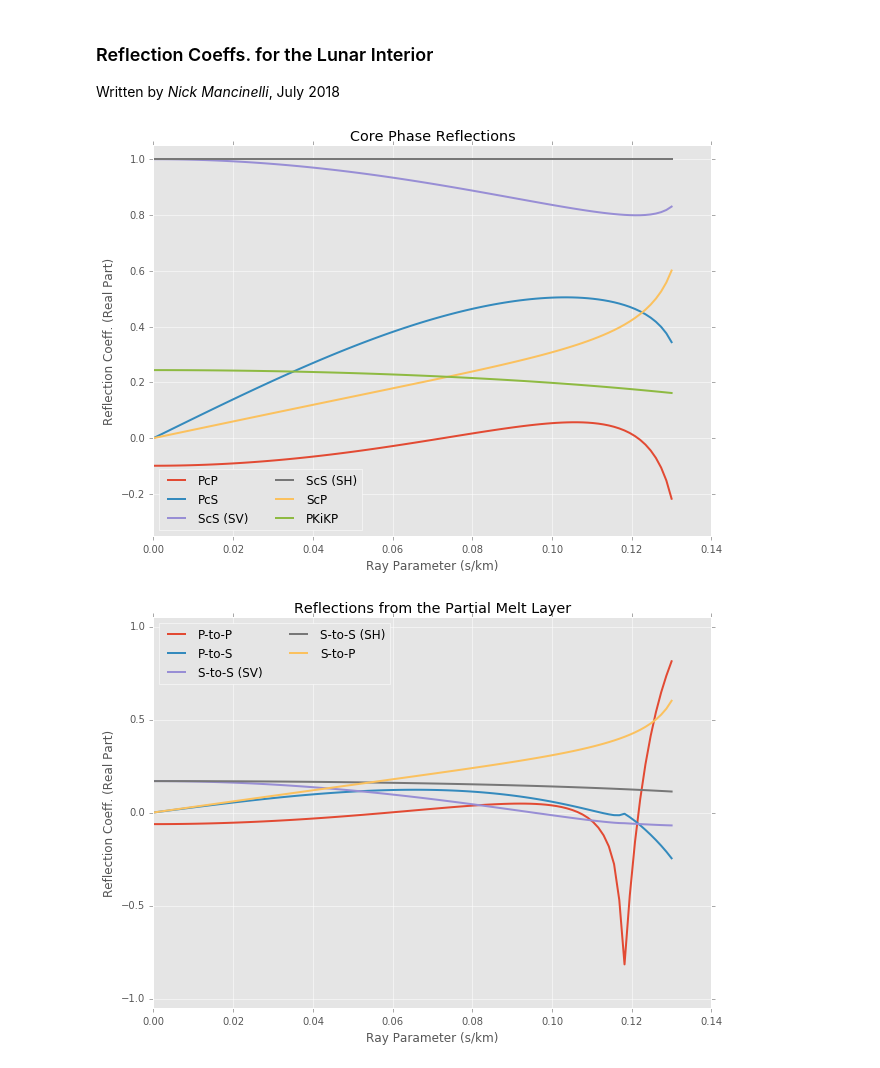
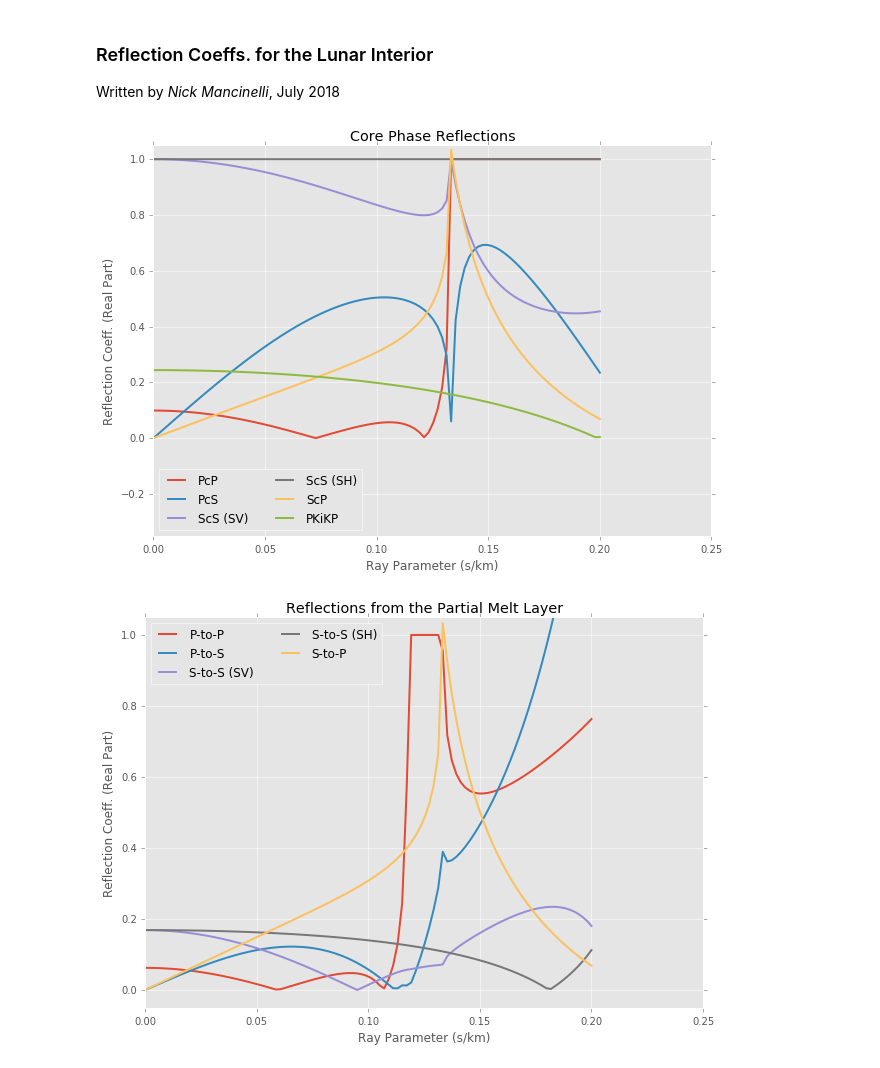
Before and after one commit to nmancinelli/moonbeam, a Jupyter notebook: Deep_Lunar_Reflections.ipynb, the cells around one changed output. Saved outputs shown, nothing was run; the diff lists cells and outputs as text; code cells hidden in the pictures.

```diff
--- a/Deep_Lunar_Reflections.ipynb
+++ b/Deep_Lunar_Reflections.ipynb
@@ -27,7 +27,7 @@ vs3 = 2.3
 den3= 8.0
 
 
-hslows = linspace(0.0001,0.13,100)
+hslows = linspace(0.0001,0.20,100)
 
 rpcp = []
 rscs = []
@@ -36,19 +36,21 @@ rpcs = []
 rpkikp = []
 rscs_sh = []
 
+from numpy import absolute
+
 for hslow in hslows:
     rt=rtcoef(vp1, vs1, den1, vp2, vs2, den2, hslow)
-    rpcp.append(rt[1].real)
-    rscs.append(rt[6].real)
-    rscp.append(rt[5].real)
-    rpcs.append(rt[2].real)
+    rpcp.append(absolute(rt[1]))
+    rscs.append(absolute(rt[6]))
+    rscp.append(absolute(rt[5]))
+    rpcs.append(absolute(rt[2]))
 
     tmp, _ = rtcoefSH(vs1,den1,vs2,den2,hslow)
-    rscs_sh.append(tmp)
+    rscs_sh.append(absolute(tmp))
 
 for hslow in hslows:
     rt=rtcoef(vp2, vs2, den2, vp3, vs3, den3, hslow)
-    rpkikp.append(rt[1].real)
+    rpkikp.append(absolute(rt[1]))
 
 rpcp_pml = []
 rscs_pml = []
@@ -56,15 +58,17 @@ rscs_pml_sh = []
 rscp_pml = []
 rpcs_pml = []
 
+
+
 for hslow in hslows:
     rt=rtcoef(vp0, vs0, den0, vp1, vs1, den1, hslow)
-    rpcp_pml.append(rt[1].real)
-    rscs_pml.append(rt[6].real)
-    rscp_pml.append(rt[5].real)
-    rpcs_pml.append(rt[2].real)
+    rpcp_pml.append(absolute(rt[1]))
+    rscs_pml.append(absolute(rt[6].real))
+    rscp_pml.append(absolute(rt[5].real))
+    rpcs_pml.append(absolute(rt[2].real))
 
     tmp, _ = rtcoefSH(vs0,den0,vs1,den1,hslow)
-    rscs_pml_sh.append(tmp)
+    rscs_pml_sh.append(absolute(tmp))
 # %%
 from matplotlib import pylab as plt
 
@@ -89,20 +93,20 @@ plt.xlabel('Ray Parameter (s/km)'), plt.ylabel('Reflection Coeff. (Real Part)')
 plt.ylim(-0.35,1.05)
 _ = plt.legend(loc='best',ncol=2)
 # %% [output]
-[figure, old version]
+[figure, new version]
 # %%
 plt.figure(1,(10,7))
 
 _ = plt.plot(hslows,rpcp_pml, label = 'P-to-P', lw = lw)
 _ = plt.plot(hslows,rpcs_pml, label = 'P-to-S', lw = lw)
 _ = plt.plot(hslows,rscs_pml, label = 'S-to-S (SV)', lw = lw)
 _ = plt.plot(hslows,rscs_pml_sh, label = 'S-to-S (SH)', lw = lw)
 _ = plt.plot(hslows,rscp, label = 'S-to-P', lw = lw)
 
 plt.title('Reflections from the Partial Melt Layer')
 plt.xlabel('Ray Parameter (s/km)'), plt.ylabel('Reflection Coeff. (Real Part)')
-plt.ylim(-1.05,1.05)
+plt.ylim(-0.05,1.05)
 
 _ = plt.legend(loc='best',ncol=2)
 # %% [output]
-[figure, old version]
+[figure, new version]
```
